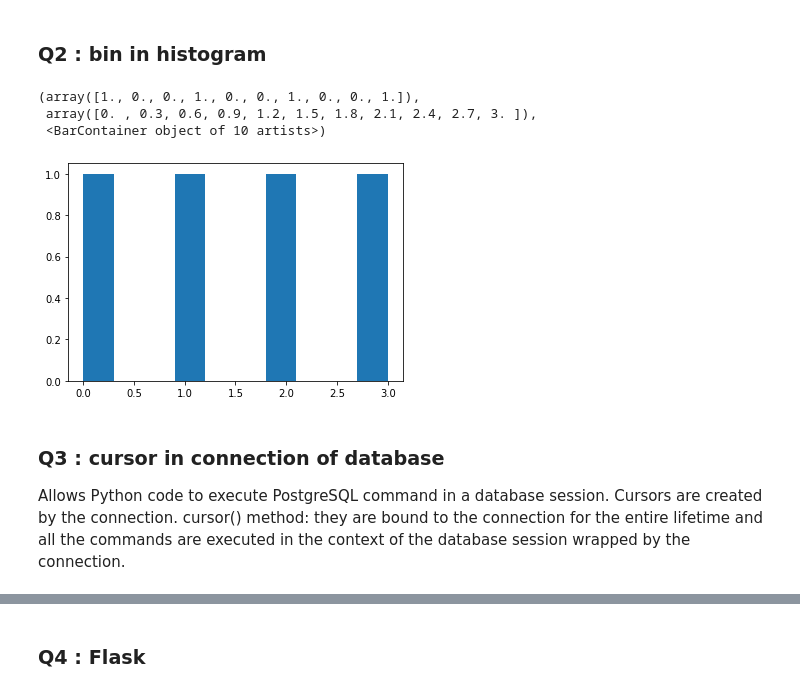
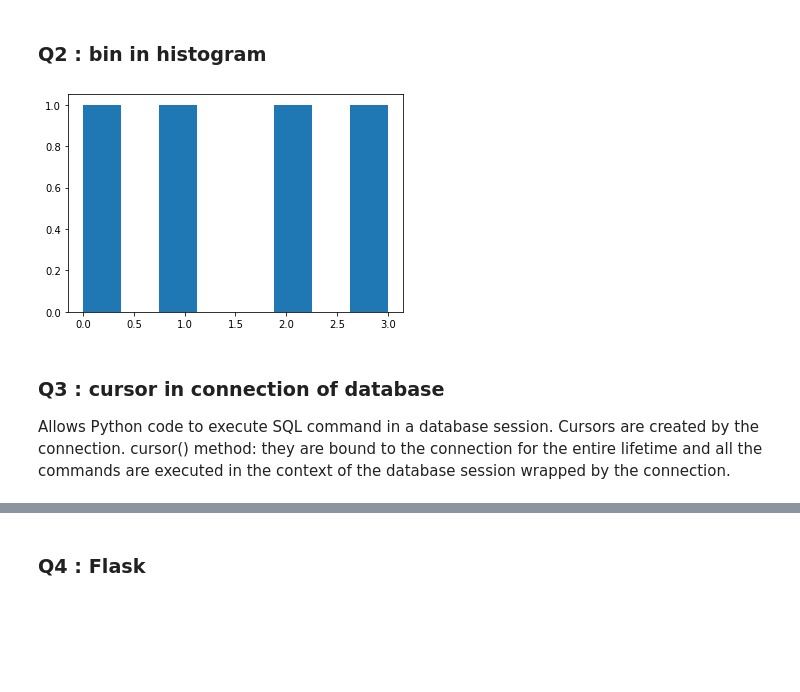
Before and after one commit to SandeepK1729/Advanced-Python-Programming, a Jupyter notebook: APP.ipynb, the cells around one changed output, grey strips where cells are left out. Drawn from its saved outputs; the diff is of its cells as text; code cells hidden in the pictures; blank space fills up the shorter version.

```diff
--- a/APP.ipynb
+++ b/APP.ipynb
@@ -22,16 +20,14 @@ plt.show()
 # %% [markdown]
 ###  Q2 : bin in histogram
 # %%
-plt.hist(x, bins = 10)
+plt.hist(x, bins = 8)
+plt.show()
 # %% [output]
-(array([1., 0., 0., 1., 0., 0., 1., 0., 0., 1.]),
- array([0. , 0.3, 0.6, 0.9, 1.2, 1.5, 1.8, 2.1, 2.4, 2.7, 3. ]),
- <BarContainer object of 10 artists>)
-[figure, old version]
+[figure, new version]
 # %% [markdown]
 ### Q3 : cursor in connection of database
 
-Allows Python code to execute PostgreSQL command in a database session. Cursors are created by the connection. cursor() method: they are bound to the connection for the entire lifetime and all the commands are executed in the context of the database session wrapped by the connection.
+Allows Python code to execute SQL command in a database session. Cursors are created by the connection. cursor() method: they are bound to the connection for the entire lifetime and all the commands are executed in the context of the database session wrapped by the connection.
 # %%
 # example
 from sqlite3 import connect
```
Also changed, not shown: parts of 10 cells of this notebook.
